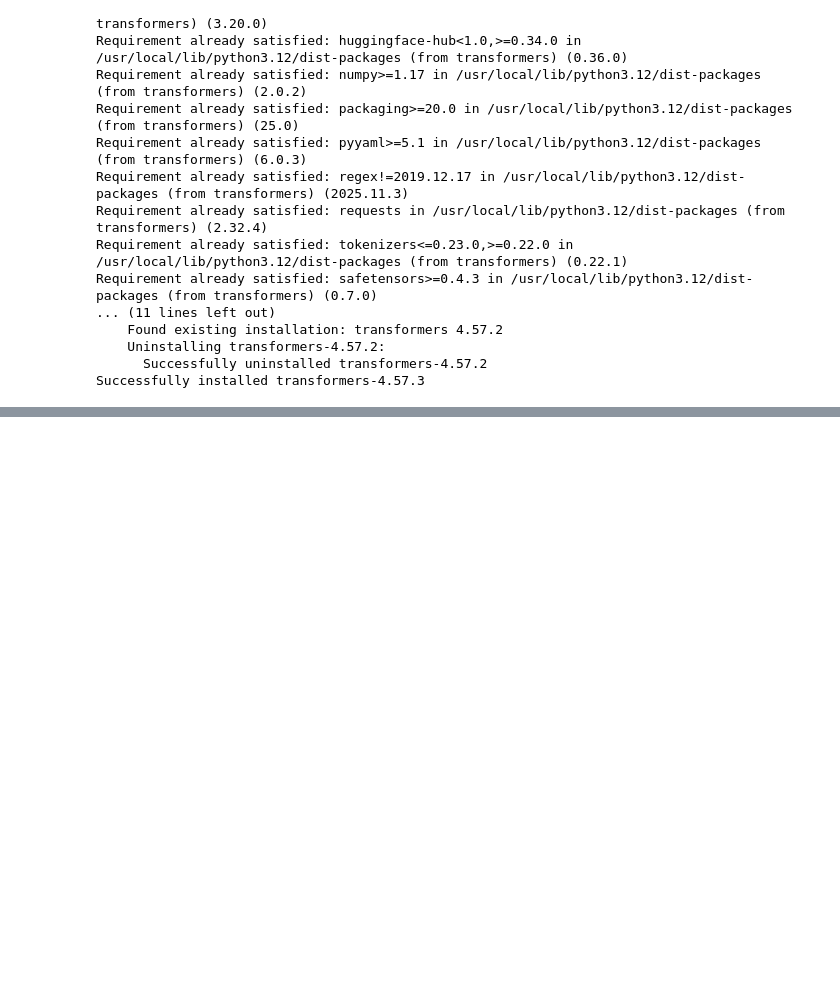
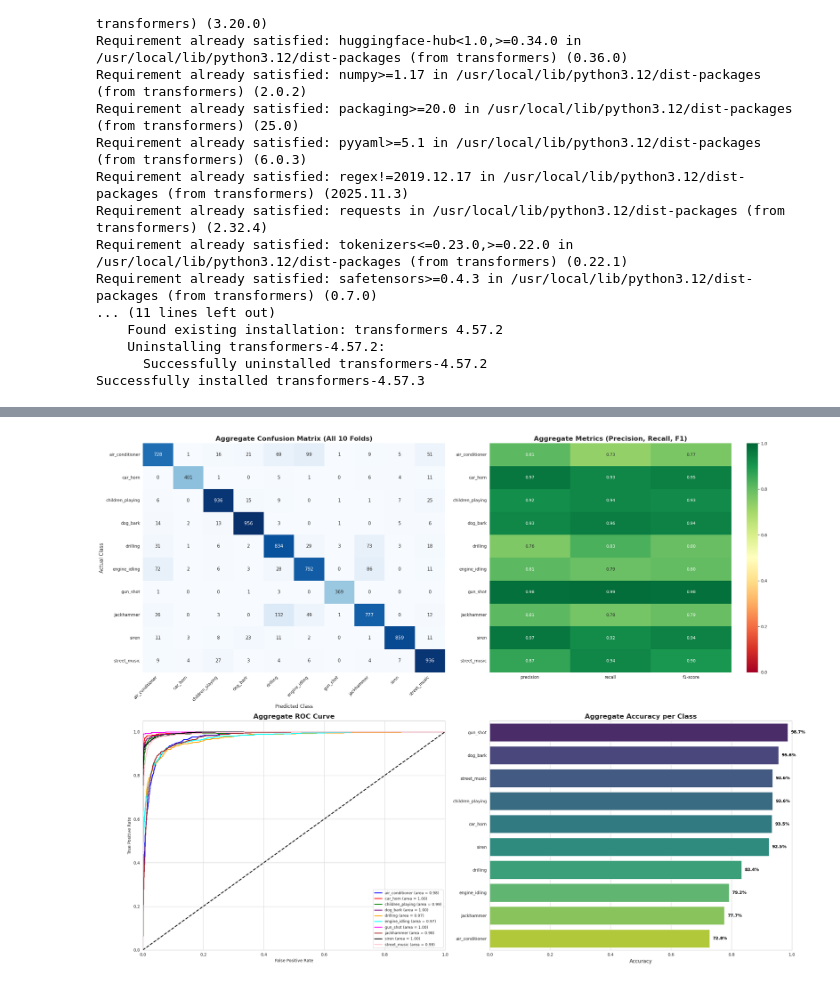
Before and after one commit to aayushs12/Audio_Classification, a Jupyter notebook: AST.ipynb, the cells around one changed output, grey strips where cells are left out. Saved outputs shown, nothing was run; the diff lists cells and outputs as text; code cells hidden in the pictures; blank space fills up the shorter version.

```diff
--- a/AST.ipynb
+++ b/AST.ipynb
@@ -489,0 +357,87 @@ Overall Test Accuracy: 91.04%
+# %%
+# VISUALIZATION
+
+import matplotlib.pyplot as plt
+import seaborn as sns
+from sklearn.metrics import confusion_matrix, classification_report, roc_curve, auc
+from sklearn.preprocessing import label_binarize
+from itertools import cycle
+
+# 1. SETUP LABELS
+le = LabelEncoder()
+le.fit(metadata['class'])
+class_names = le.classes_
+n_classes = len(class_names)
+
+# 2. GENERATE PLOTS
+sns.set_style("whitegrid")
+fig = plt.figure(figsize=(24, 18))
+
+# PLOT A: CONFUSION MATRIX
+ax1 = plt.subplot(2, 2, 1)
+cm = confusion_matrix(y_true_all, y_pred_all)
+sns.heatmap(cm, annot=True, fmt='d', cmap='Blues', cbar=False,
+            xticklabels=class_names, yticklabels=class_names, ax=ax1, annot_kws={"size": 11})
+ax1.set_title('Aggregate Confusion Matrix (All 10 Folds)', fontsize=16, fontweight='bold')
+ax1.set_ylabel('Actual Class', fontsize=12)
+ax1.set_xlabel('Predicted Class', fontsize=12)
+ax1.set_xticklabels(ax1.get_xticklabels(), rotation=45, ha='right')
+
+# PLOT B: CLASSIFICATION REPORT HEATMAP
+ax2 = plt.subplot(2, 2, 2)
+clf_report = classification_report(y_true_all, y_pred_all, target_names=class_names, output_dict=True)
+report_df = pd.DataFrame(clf_report).transpose().drop(['accuracy', 'macro avg', 'weighted avg'])
+sns.heatmap(report_df.iloc[:, :-1], annot=True, cmap="RdYlGn", fmt=".2f", vmin=0.0, vmax=1.0, ax=ax2)
+ax2.set_title('Aggregate Metrics (Precision, Recall, F1)', fontsize=16, fontweight='bold')
+ax2.set_yticks(np.arange(len(report_df))+0.5)
+ax2.set_yticklabels(report_df.index, rotation=0)
+
+# PLOT C: MULTI-CLASS ROC CURVE
+ax3 = plt.subplot(2, 2, 3)
+# Binarize labels for ROC
+y_test_bin = label_binarize(y_true_all, classes=range(n_classes))
+
+fpr = dict()
+tpr = dict()
+roc_auc = dict()
+
+for i in range(n_classes):
+    fpr[i], tpr[i], _ = roc_curve(y_test_bin[:, i], y_probs_all[:, i])
+    roc_auc[i] = auc(fpr[i], tpr[i])
+
+# Plot all ROC curves
+colors = cycle(['blue', 'red', 'green', 'purple', 'orange', 'cyan', 'magenta', 'brown', 'black', 'pink'])
+for i, color in zip(range(n_classes), colors):
+    ax3.plot(fpr[i], tpr[i], color=color, lw=2,
+             label='{0} (area = {1:0.2f})'.format(class_names[i], roc_auc[i]))
+
+ax3.plot([0, 1], [0, 1], 'k--', lw=2)
+ax3.set_xlim([0.0, 1.0])
+ax3.set_ylim([0.0, 1.05])
+ax3.set_xlabel('False Positive Rate')
+ax3.set_ylabel('True Positive Rate')
+ax3.set_title('Aggregate ROC Curve', fontsize=16, fontweight='bold')
+ax3.legend(loc="lower right", fontsize=9)
+
+# PLOT D: CLASS-WISE ACCURACY BAR CHART
+ax4 = plt.subplot(2, 2, 4)
+# Calculate accuracy per class manually from Confusion Matrix
+class_accuracies = cm.diagonal() / cm.sum(axis=1)
+acc_df = pd.DataFrame({'Class': class_names, 'Accuracy': class_accuracies})
+acc_df = acc_df.sort_values('Accuracy', ascending=False)
+
+sns.barplot(x='Accuracy', y='Class', data=acc_df, palette='viridis', ax=ax4)
+ax4.set_xlim(0, 1.0)
+ax4.set_title('Aggregate Accuracy per Class', fontsize=16, fontweight='bold')
+ax4.set_xlabel('Accuracy', fontsize=12)
+ax4.set_ylabel('')
+
+# Add percentage labels
+for i, v in enumerate(acc_df['Accuracy']):
+    ax4.text(v + 0.01, i, f"{v*100:.1f}%", color='black', va='center', fontweight='bold')
+
+plt.tight_layout()
+plt.show()
+
+print(f"\nOverall Aggregate Accuracy: {np.mean(y_true_all == y_pred_all)*100:.2f}%")
+# %% [output]
@@ -489,0 +447 @@ Overall Test Accuracy: 91.04%
+[figure, added]
```
Also changed, not shown: parts of 8 cells of this notebook.
